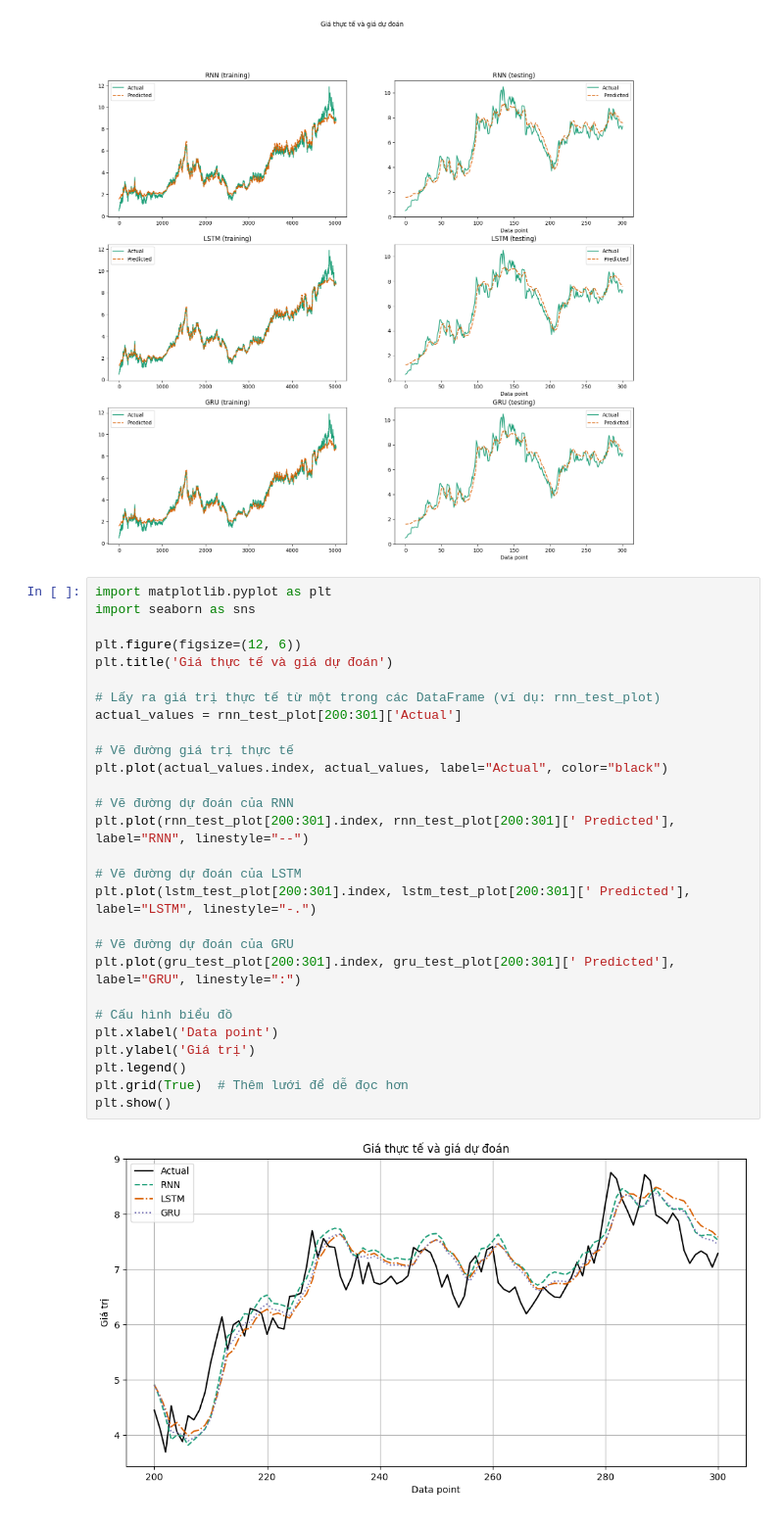
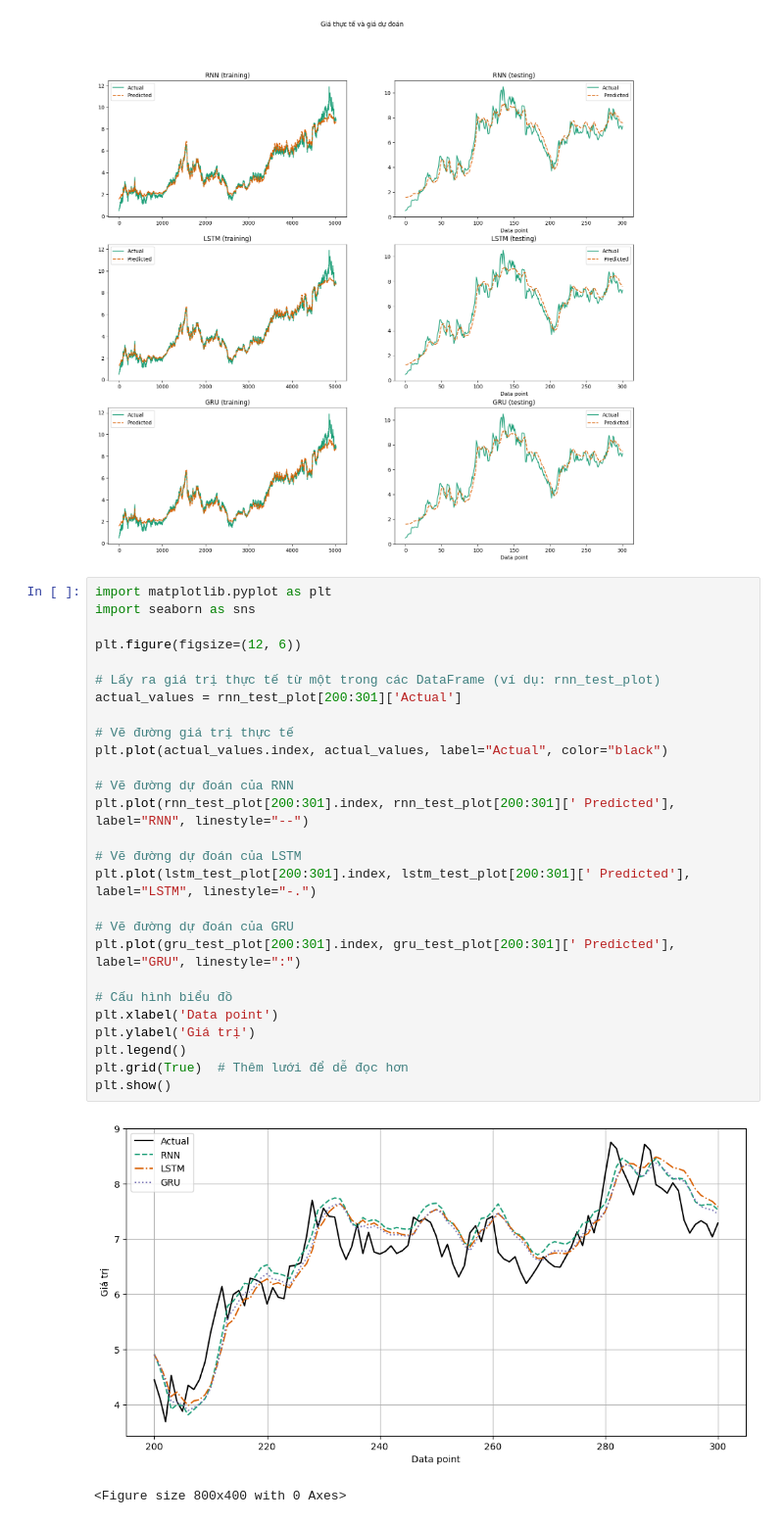
Before and after one commit to ThienNguyen3001/Stock-Price-Prediction-RNN-LSTM-GRU, a Jupyter notebook: stock_price_predict.ipynb, the cells around one changed output. Shown at 98% size. Saved outputs shown, nothing was run; the diff lists cells and outputs as text.

```diff
--- a/stock_price_predict.ipynb
+++ b/stock_price_predict.ipynb
@@ -733,30 +733,30 @@ gru_testing_plot.set_xlabel('Data point');
 # %%
 import matplotlib.pyplot as plt
 import seaborn as sns
 
 plt.figure(figsize=(12, 6))
-plt.title('Giá thực tế và giá dự đoán')
 
 # Lấy ra giá trị thực tế từ một trong các DataFrame (ví dụ: rnn_test_plot)
 actual_values = rnn_test_plot[200:301]['Actual']
 
 # Vẽ đường giá trị thực tế
 plt.plot(actual_values.index, actual_values, label="Actual", color="black")
 
 # Vẽ đường dự đoán của RNN
 plt.plot(rnn_test_plot[200:301].index, rnn_test_plot[200:301][' Predicted'], label="RNN", linestyle="--")
 
 # Vẽ đường dự đoán của LSTM
 plt.plot(lstm_test_plot[200:301].index, lstm_test_plot[200:301][' Predicted'], label="LSTM", linestyle="-.")
 
 # Vẽ đường dự đoán của GRU
 plt.plot(gru_test_plot[200:301].index, gru_test_plot[200:301][' Predicted'], label="GRU", linestyle=":")
 
 # Cấu hình biểu đồ
 plt.xlabel('Data point')
 plt.ylabel('Giá trị')
 plt.legend()
 plt.grid(True)  # Thêm lưới để dễ đọc hơn
 plt.show()
 # %% [output]
-[figure, old version]
+[figure, new version]
+<Figure size 800x400 with 0 Axes>
```
